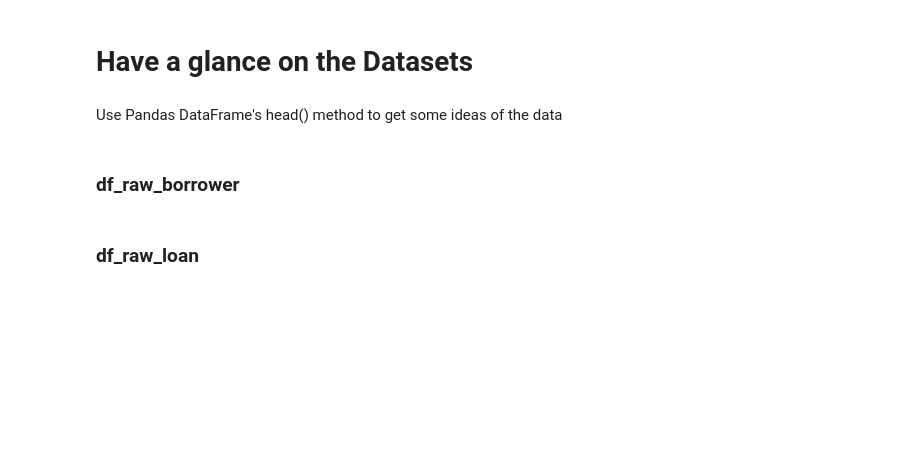
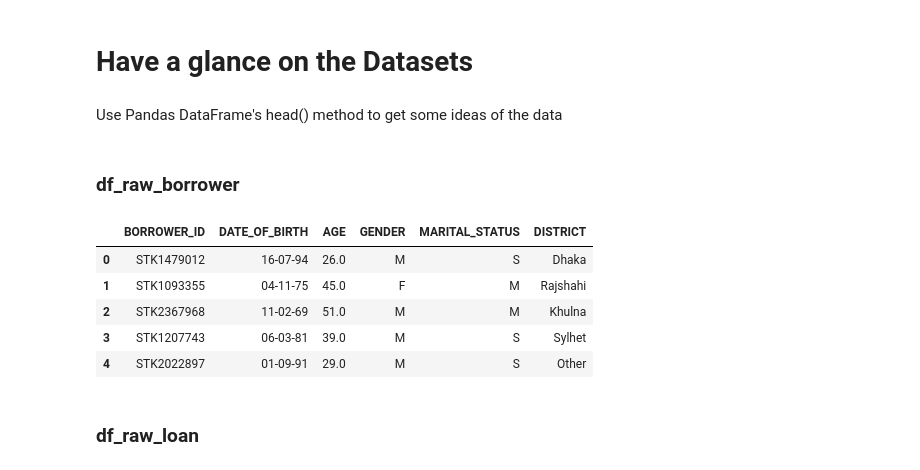
Before and after one commit to hrdipto/catpoint-parent, a Jupyter notebook: assg01.finiqs.edwin.elt_extraction_wip.0.0.1.ipynb, the cells around one changed output. Drawn from its saved outputs; the diff is of its cells as text; code cells hidden in the pictures; blank space fills up the shorter version.

```diff
--- a/assg01.finiqs.edwin.elt_extraction_wip.0.0.1.ipynb
+++ b/assg01.finiqs.edwin.elt_extraction_wip.0.0.1.ipynb
@@ -45,5 +60,14 @@ Note:-
 Use Pandas DataFrame's head() method to get some ideas of the data
 # %% [markdown]
 ### df_raw_borrower
+# %%
+df_raw_borrower.head()
+# %% [output]
+|  | BORROWER_ID | DATE_OF_BIRTH | AGE | GENDER | MARITAL_STATUS | DISTRICT |
+| 0 | STK1479012 | 16-07-94 | 26.0 | M | S | Dhaka |
+| 1 | STK1093355 | 04-11-75 | 45.0 | F | M | Rajshahi |
+| 2 | STK2367968 | 11-02-69 | 51.0 | M | M | Khulna |
+| 3 | STK1207743 | 06-03-81 | 39.0 | M | S | Sylhet |
+| 4 | STK2022897 | 01-09-91 | 29.0 | M | S | Other |
 # %% [markdown]
 ### df_raw_loan
```
Also changed, not shown: parts of 16 cells of this notebook, 1 other file.
